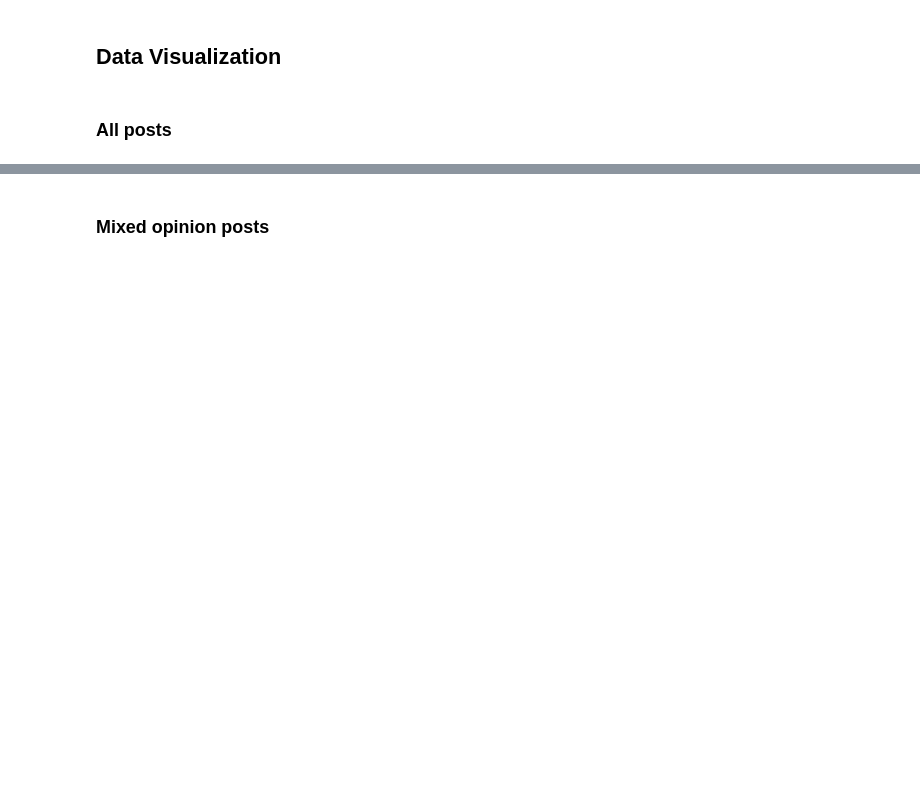
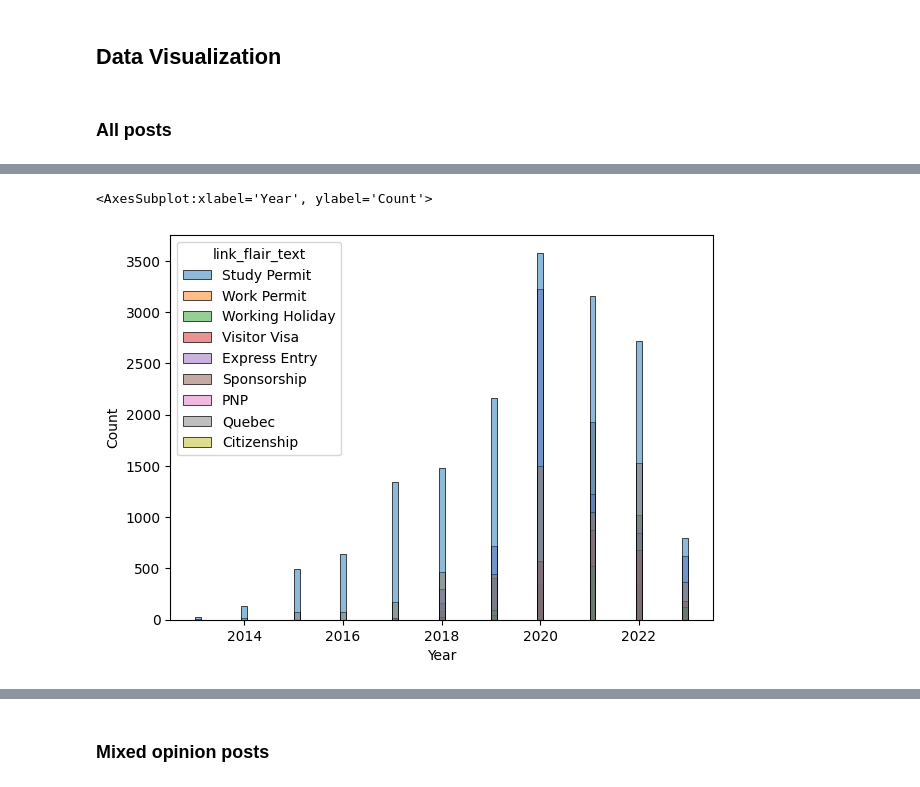
Before and after one commit to ngocmphan/reddit_immigration, a Jupyter notebook: Immigration_Canada_Analysis.ipynb, the cells around one changed output, grey strips where cells are left out. Drawn from its saved outputs; the diff is of its cells as text; code cells hidden in the pictures; blank space fills up the shorter version.

```diff
--- a/Immigration_Canada_Analysis.ipynb
+++ b/Immigration_Canada_Analysis.ipynb
@@ -328,0 +356,6 @@ print(all_categories)
+# %%
+f, ax = plt.subplots(figsize=(7, 5))
+sns.histplot(df_all_adj, x='Year', hue='link_flair_text', linewidth=0.5)
+# %% [output]
+<AxesSubplot:xlabel='Year', ylabel='Count'>
+[figure, added]
```
Also changed, not shown: parts of 9 cells of this notebook.
